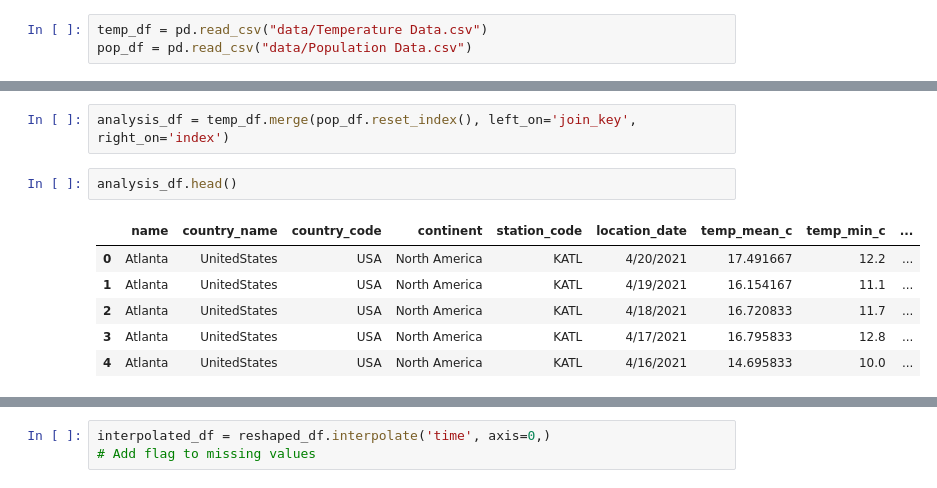
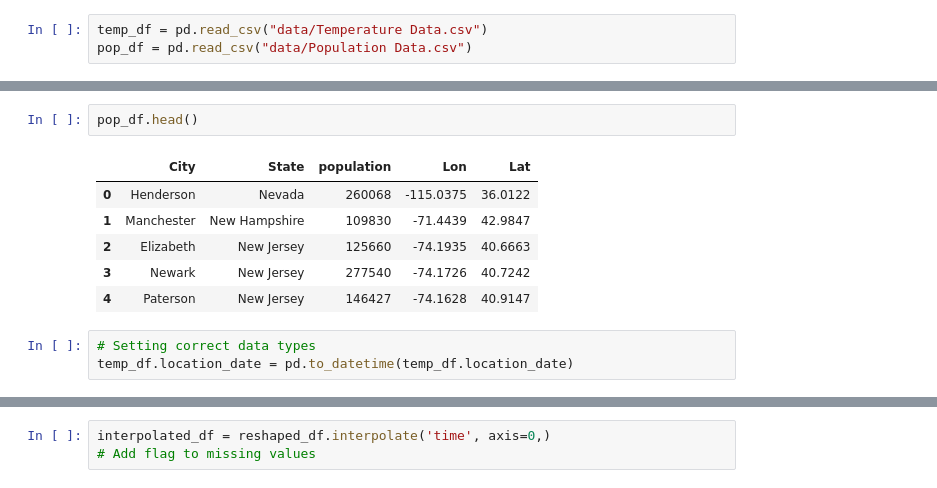
Before and after one commit to bradleyfay/temp_data_test, a Jupyter notebook: exploration.ipynb, the cells around one changed output, grey strips where cells are left out. Cells and saved outputs as stored; diff of their text form.

```diff
--- a/exploration.ipynb
+++ b/exploration.ipynb
@@ -62,11 +18,12 @@ See the caveats in the documentation: https://pandas.pydata.org/pandas-docs/stab
-# %%
-analysis_df = temp_df.merge(pop_df.reset_index(), left_on='join_key', right_on='index')
 # %%
-analysis_df.head()
+pop_df.head()
 # %% [output]
-|  | name | country_name | country_code | continent | station_code | location_date | temp_mean_c | temp_min_c | ... |
-| 0 | Atlanta | UnitedStates | USA | North America | KATL | 4/20/2021 | 17.491667 | 12.2 | ... |
-| 1 | Atlanta | UnitedStates | USA | North America | KATL | 4/19/2021 | 16.154167 | 11.1 | ... |
-| 2 | Atlanta | UnitedStates | USA | North America | KATL | 4/18/2021 | 16.720833 | 11.7 | ... |
-| 3 | Atlanta | UnitedStates | USA | North America | KATL | 4/17/2021 | 16.795833 | 12.8 | ... |
-| 4 | Atlanta | UnitedStates | USA | North America | KATL | 4/16/2021 | 14.695833 | 10.0 | ... |
+|  | City | State | population | Lon | Lat |
+| 0 | Henderson | Nevada | 260068 | -115.0375 | 36.0122 |
+| 1 | Manchester | New Hampshire | 109830 | -71.4439 | 42.9847 |
+| 2 | Elizabeth | New Jersey | 125660 | -74.1935 | 40.6663 |
+| 3 | Newark | New Jersey | 277540 | -74.1726 | 40.7242 |
+| 4 | Paterson | New Jersey | 146427 | -74.1628 | 40.9147 |
+# %%
+# Setting correct data types
+temp_df.location_date = pd.to_datetime(temp_df.location_date)
```
Also changed, not shown: parts of 49 cells of this notebook.
